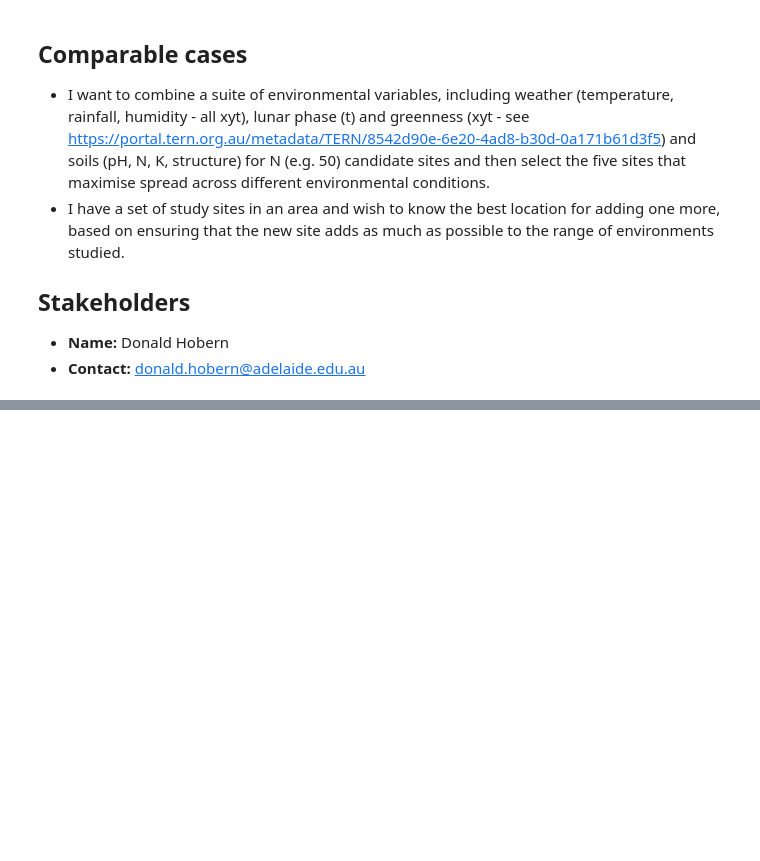
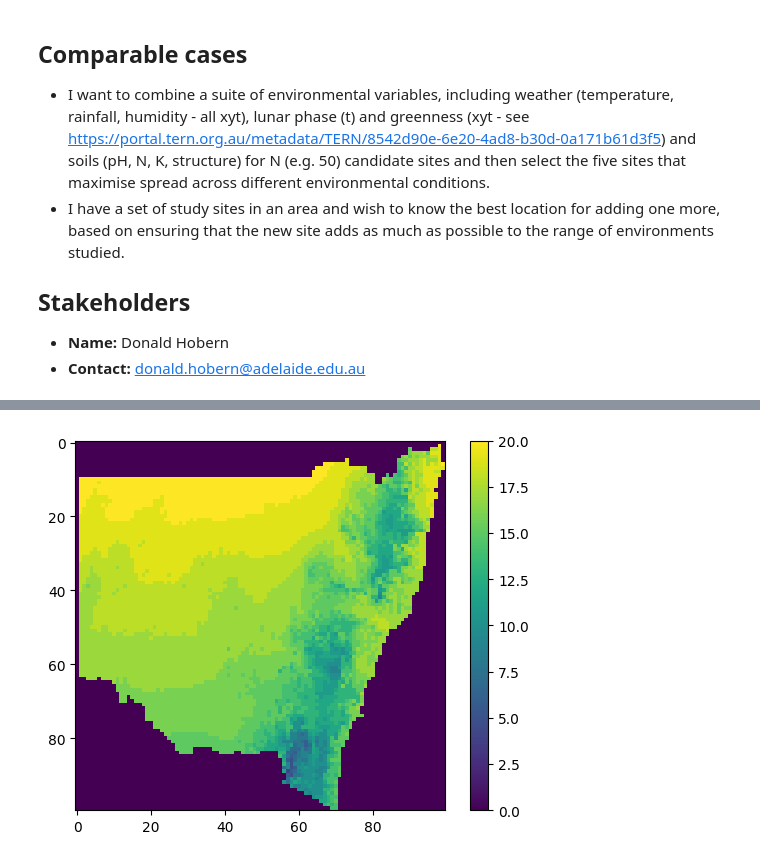
Before and after one commit to aus-plant-phenomics-network/mccn-case-studies, a Jupyter notebook: Case 3/MCCN-CASE 3.ipynb, the cells around one changed output, grey strips where cells are left out. Saved outputs shown, nothing was run; the diff lists cells and outputs as text; code cells hidden in the pictures; blank space fills up the shorter version.

```diff
--- a/Case 3/MCCN-CASE 3.ipynb
+++ b/Case 3/MCCN-CASE 3.ipynb
@@ -65,0 +67,6 @@ Combine all layers at a consistent grid scale
+# %%
+plt.imshow(all_data.temperature_celsius.values[0, :, :])
+plt.colorbar()
+plt.show()
+# %% [output]
+[figure, added]
```
Also changed, not shown: parts of 22 cells of this notebook, 4 other files.
